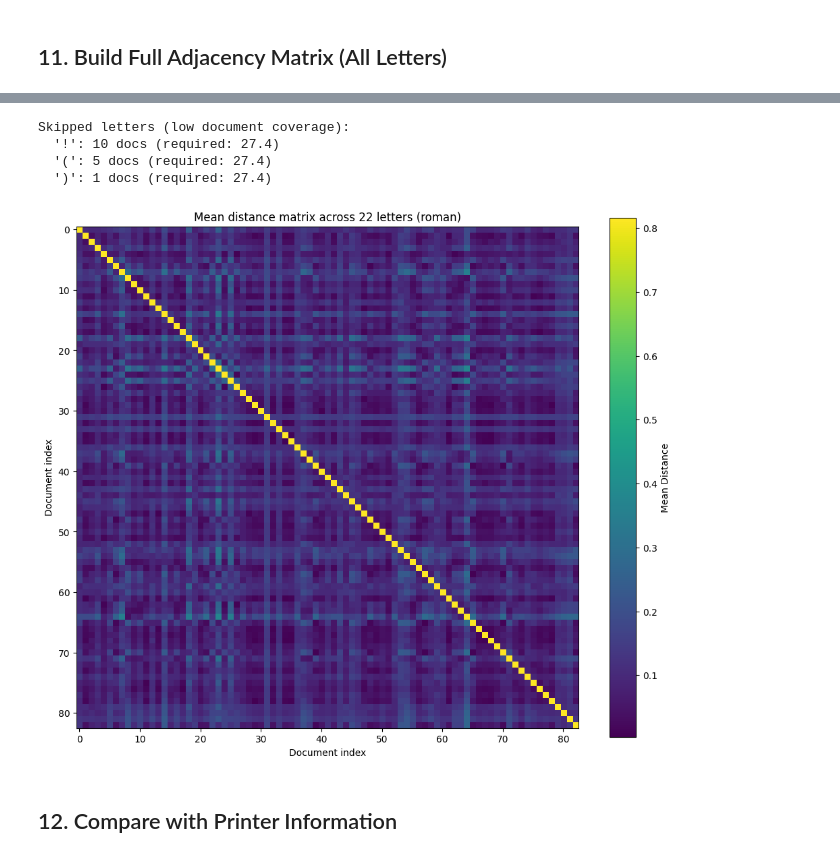
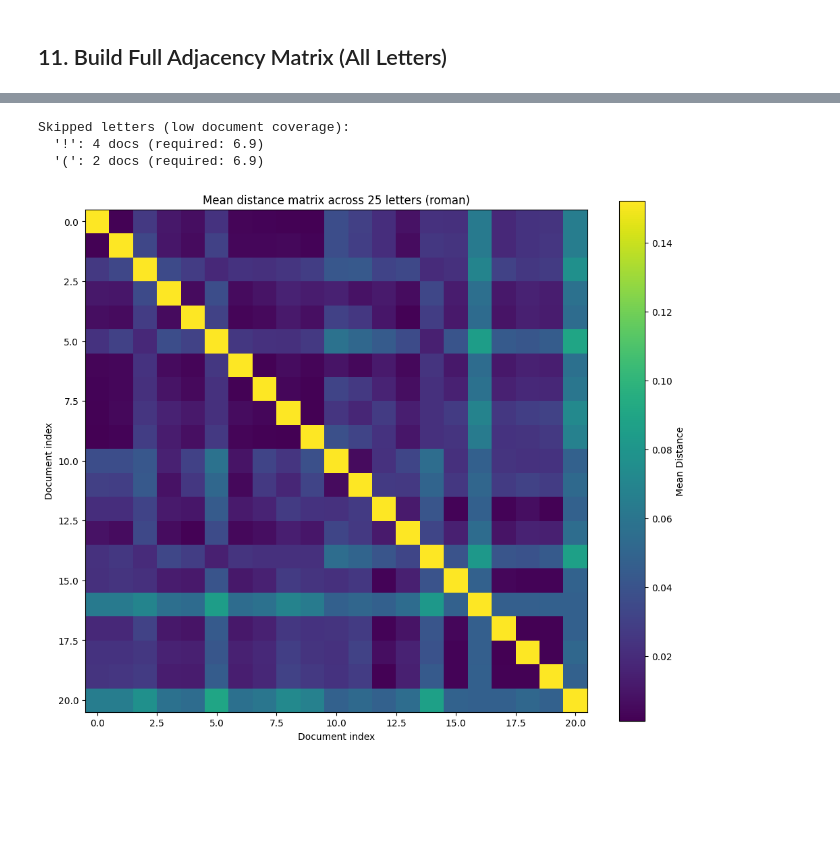
Before and after one commit to diegobelzarena/sueltas-typography, a Jupyter notebook: notebooks/debug_typographic_distances.ipynb, the cells around one changed output, grey strips where cells are left out. Cells and saved outputs as stored; diff of their text form; code cells hidden in the pictures; blank space fills up the shorter version.

```diff
--- a/notebooks/debug_typographic_distances.ipynb
+++ b/notebooks/debug_typographic_distances.ipynb
@@ -29,7 +26,7 @@ from image_processing.tools.inverse_compositional import register2mean
 ## 1. Configuration
 # %%
 # Corpus path - EDIT THIS
-CORPUS_DIR = Path.cwd().parent / "data" / "corpus-1"
+CORPUS_DIR = Path.cwd().parent / "data" / "corpus-2"
 
 # Style to process
 STYLE = "roman"  # or "italic"
@@ -44,7 +41,7 @@ CONFIG = {
         "min_doc_coverage": 0.33,
         "excluded_chars": [",", ".", ";", ":"],
     },
-    "registration": {"transform": "euclidian"},
+    "registration": {"transform": "euclidean"},
     "distance": {"metric": "cosine"},
 }
 
@@ -419,6 +416,6 @@ Most common letters:
 # %%
 # Select a letter to debug
-DEBUG_LETTER = "e"  # EDIT THIS
+DEBUG_LETTER = "a"  # EDIT THIS
 
 mask = labels == DEBUG_LETTER
 l_imgs = mean_imgs[mask].copy()
@@ -468,11 +465,6 @@ plt.show()
 transform = CONFIG["registration"]["transform"]
 print(f"Transform: {transform}")
 
-try:
-    tf_means = register2mean(l_imgs, transform=transform)
-    print(f"Registration successful!")
-    print(f"Shape: {tf_means.shape}")
-except Exception as e:
-    print(f"Registration failed: {e}")
-    tf_means = l_imgs
+
+tf_means = register2mean(l_imgs, transform=transform)
 # %% [output]
@@ -632,10 +622,17 @@ def compute_all_distances(mean_imgs, labels, names, folders, config):
         l_names = names[mask]
 
         # Register to mean
-        try:
-            tf_means = register2mean(l_imgs, transform=transform)
-        except Exception:
-            tf_means = l_imgs
+        tf_means = register2mean(l_imgs, transform=transform)
+
+        # plot tf_means for debugging
+        fig, axes = plt.subplots(1, min(10, len(tf_means)), figsize=(15, 3))
+        for i in range(min(10, len(tf_means))):
+            axes[i].imshow(tf_means[i], cmap='gray')
+            axes[i].set_title(f"{l_names[i][:8]}", fontsize=6)
+            axes[i].axis('off')
+        plt.suptitle(f"Registered means for letter '{letter}'")
+        plt.tight_layout()
+        plt.show()
 
         # Compute pairwise distances
         p_dist = pairwise_distances(
@@ -712,21 +699,18 @@ for letter, n_docs_with, min_required in skipped_letters[:15]:
     print(f"  '{letter}': {n_docs_with} docs (required: {min_required:.1f})")
 # %% [output]
 Skipped letters (low document coverage):
-  '!': 10 docs (required: 27.4)
-  '(': 5 docs (required: 27.4)
-  ')': 1 docs (required: 27.4)
+  '!': 4 docs (required: 6.9)
+  '(': 2 docs (required: 6.9)
 # %%
 # Aggregate across letters (mean)
-mean_adj = Adj.mean(axis=0)
+mean_adj = Adj[:].mean(axis=0)
 
 fig, ax = plt.subplots(figsize=(12, 10))
 im = ax.imshow(mean_adj, cmap='viridis')
 plt.colorbar(im, ax=ax, label='Mean Distance')
 ax.set_title(f"Mean distance matrix across {len(valid_letters)} letters ({STYLE})")
 ax.set_xlabel("Document index")
 ax.set_ylabel("Document index")
 plt.show()
 # %% [output]
-[figure, old version]
+[figure, new version]
-# %% [markdown]
-## 12. Compare with Printer Information
```
Also changed, not shown: parts of 27 cells of this notebook, 31 other files.
